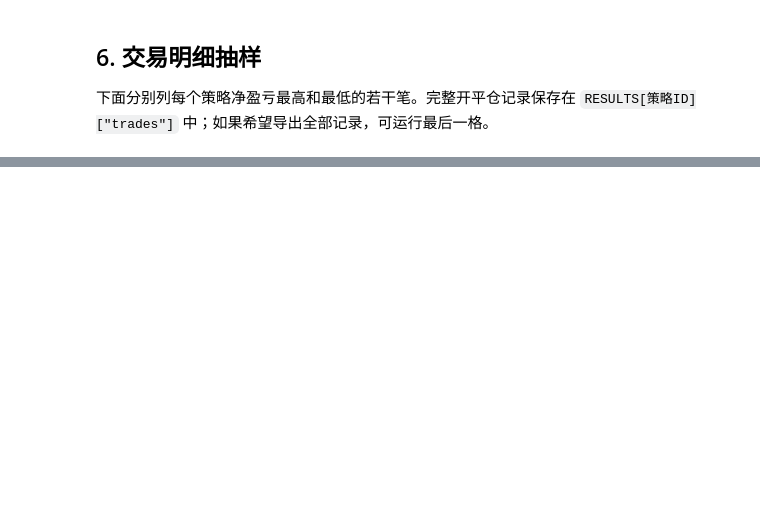
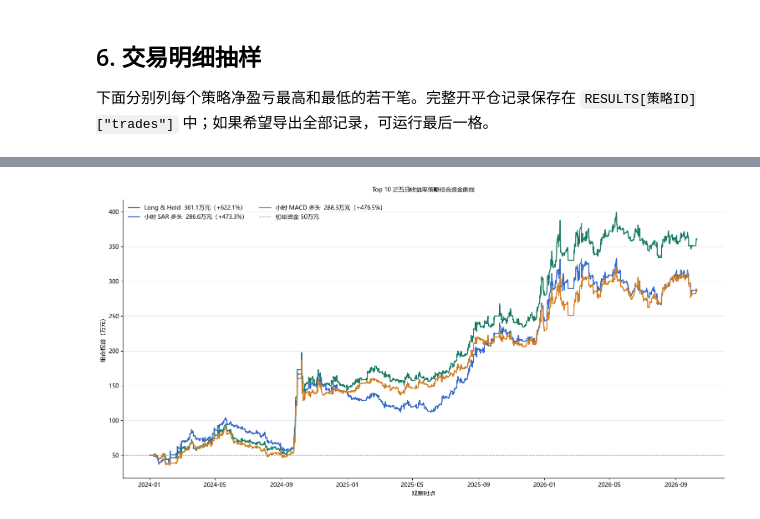
Before and after one commit to SunnyShi051223/Futures_Ranking, a Jupyter notebook: notebooks/top10_portfolio_backtest.ipynb, the cells around one changed output, grey strips where cells are left out. Saved outputs shown, nothing was run; the diff lists cells and outputs as text; code cells hidden in the pictures; blank space fills up the shorter version.

```diff
--- a/notebooks/top10_portfolio_backtest.ipynb
+++ b/notebooks/top10_portfolio_backtest.ipynb
@@ -871,0 +972,47 @@ print("已导出到：", OUTPUT_DIR)
+# %%
+import csv as _csv
+from datetime import datetime as _datetime
+import matplotlib.dates as _mdates
+import matplotlib.pyplot as _plt
+from matplotlib.font_manager import FontProperties as _FontProperties
+from matplotlib.ticker import FuncFormatter as _FuncFormatter
+
+_equity_specs = [
+    ("long_hold", "Long & Hold", "#187a63"),
+    ("sar_long", "小时 SAR 多头", "#3568c8"),
+    ("macd_long", "小时 MACD 多头", "#d17c20"),
+]
+_output_dir = BASE_DIR / "backtest_output"
+_output_dir.mkdir(parents=True, exist_ok=True)
+_font = _FontProperties(fname=r"C:\Windows\Fonts\msyh.ttc")
+_fig, _ax = _plt.subplots(figsize=(15, 7.5), constrained_layout=True)
+for _strategy_id, _label, _color in _equity_specs:
+    _csv_path = _output_dir / f"equity_curve_{_strategy_id}.csv"
+    if not _csv_path.exists():
+        raise FileNotFoundError(f"请先运行回测导出单元，缺少文件：{_csv_path}")
+    with _csv_path.open("r", encoding="utf-8-sig", newline="") as _file:
+        _rows = list(_csv.DictReader(_file))
+    if not _rows:
+        raise ValueError(f"权益曲线文件为空：{_csv_path}")
+    _times = [_datetime.fromisoformat(_row["timestamp"]) for _row in _rows]
+    _equity = [float(_row["equity"]) for _row in _rows]
+    _return = (_equity[-1] / INITIAL_CAPITAL - 1) * 100
+    _ax.plot(_times, _equity, color=_color, linewidth=1.7,
+             label=f"{_label}  {_equity[-1] / 10000:,.1f}万元（{_return:+.1f}%）")
+
+_ax.axhline(INITIAL_CAPITAL, color="#858c98", linewidth=1, linestyle="--", label="初始资金 50万元")
+_ax.set_title("Top 10 近五日收益率策略组合资金曲线", fontsize=16, pad=14, fontproperties=_font)
+_ax.set_xlabel("观察时点", fontproperties=_font)
+_ax.set_ylabel("组合权益（万元）", fontproperties=_font)
+_ax.yaxis.set_major_formatter(_FuncFormatter(lambda _value, _position: f"{_value / 10000:,.0f}"))
+_ax.xaxis.set_major_locator(_mdates.AutoDateLocator(minticks=6, maxticks=10))
+_ax.xaxis.set_major_formatter(_mdates.DateFormatter("%Y-%m"))
+_ax.grid(axis="y", color="#e5e9ef", linewidth=0.8)
+_ax.spines[["top", "right"]].set_visible(False)
+_ax.legend(loc="best", frameon=False, ncol=2, prop=_font)
+for _tick_label in (*_ax.get_xticklabels(), *_ax.get_yticklabels()):
+    _tick_label.set_fontproperties(_font)
+_fig.savefig(_output_dir / "top10_portfolio_equity_curve.png", dpi=180, bbox_inches="tight")
+_plt.show()
+# %% [output]
+[figure, added]
```
Also changed, not shown: parts of 17 cells of this notebook, 24 other files.
